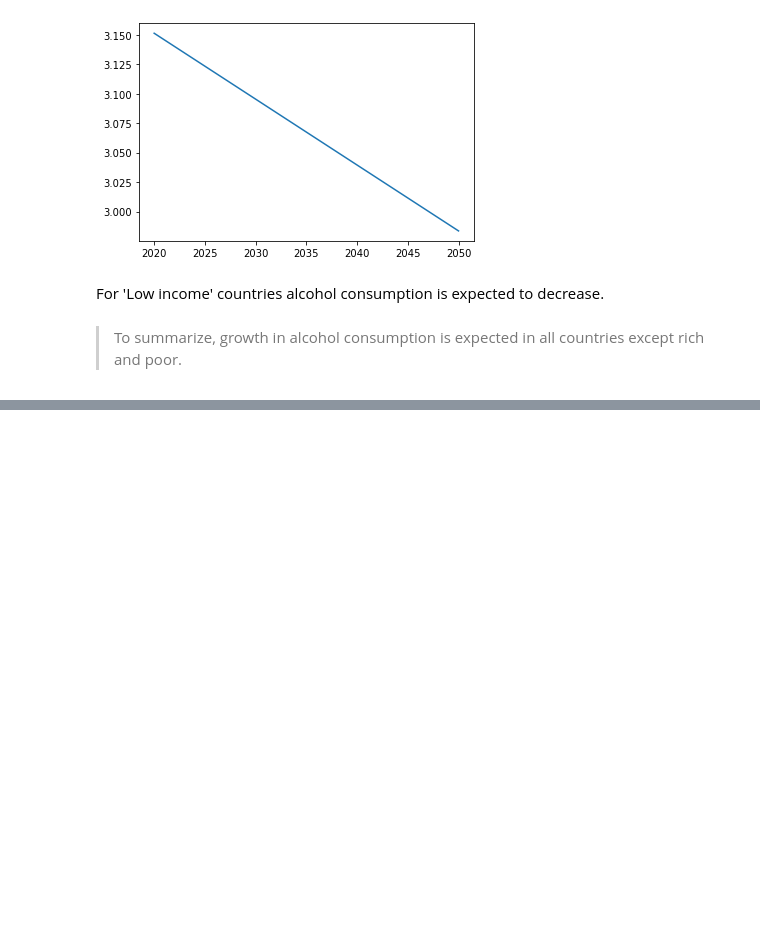
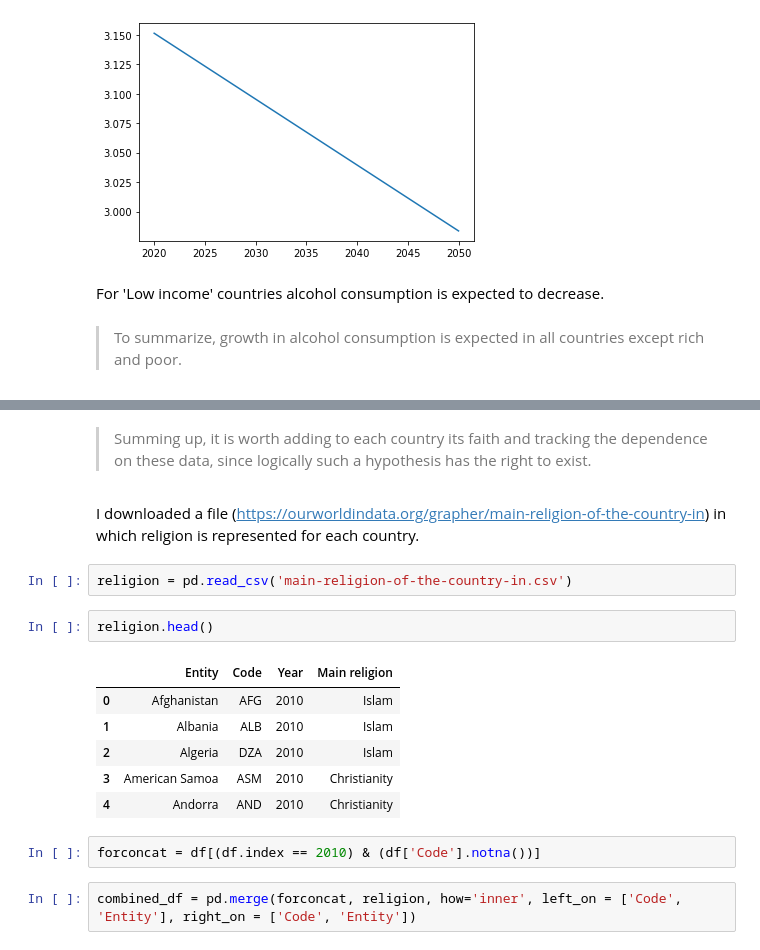
Before and after one commit to YuliaFedirko/alcohol-consumption-project, a Jupyter notebook: alcohol-consumption-project.ipynb, the cells around one changed output, grey strips where cells are left out. Saved outputs shown, nothing was run; the diff lists cells and outputs as text; blank space fills up the shorter version.

```diff
--- a/alcohol-consumption-project.ipynb
+++ b/alcohol-consumption-project.ipynb
@@ -188,0 +272,19 @@ For 'Low income' countries alcohol consumption is expected to decrease.
+# %% [markdown]
+> Summing up,  it is worth adding to each country its faith and tracking the dependence on these data, since logically such a hypothesis has the right to exist.
+# %% [markdown]
+I downloaded a file (https://ourworldindata.org/grapher/main-religion-of-the-country-in) in which religion is represented for each country.
+# %%
+religion = pd.read_csv('main-religion-of-the-country-in.csv')
+# %%
+religion.head()
+# %% [output]
+|  | Entity | Code | Year | Main religion |
+| 0 | Afghanistan | AFG | 2010 | Islam |
+| 1 | Albania | ALB | 2010 | Islam |
+| 2 | Algeria | DZA | 2010 | Islam |
+| 3 | American Samoa | ASM | 2010 | Christianity |
+| 4 | Andorra | AND | 2010 | Christianity |
+# %%
+forconcat = df[(df.index == 2010) & (df['Code'].notna())]
+# %%
+combined_df = pd.merge(forconcat, religion, how='inner', left_on = ['Code', 'Entity'], right_on = ['Code', 'Entity'])
```
Also changed, not shown: parts of 22 cells of this notebook, 1 other file.
